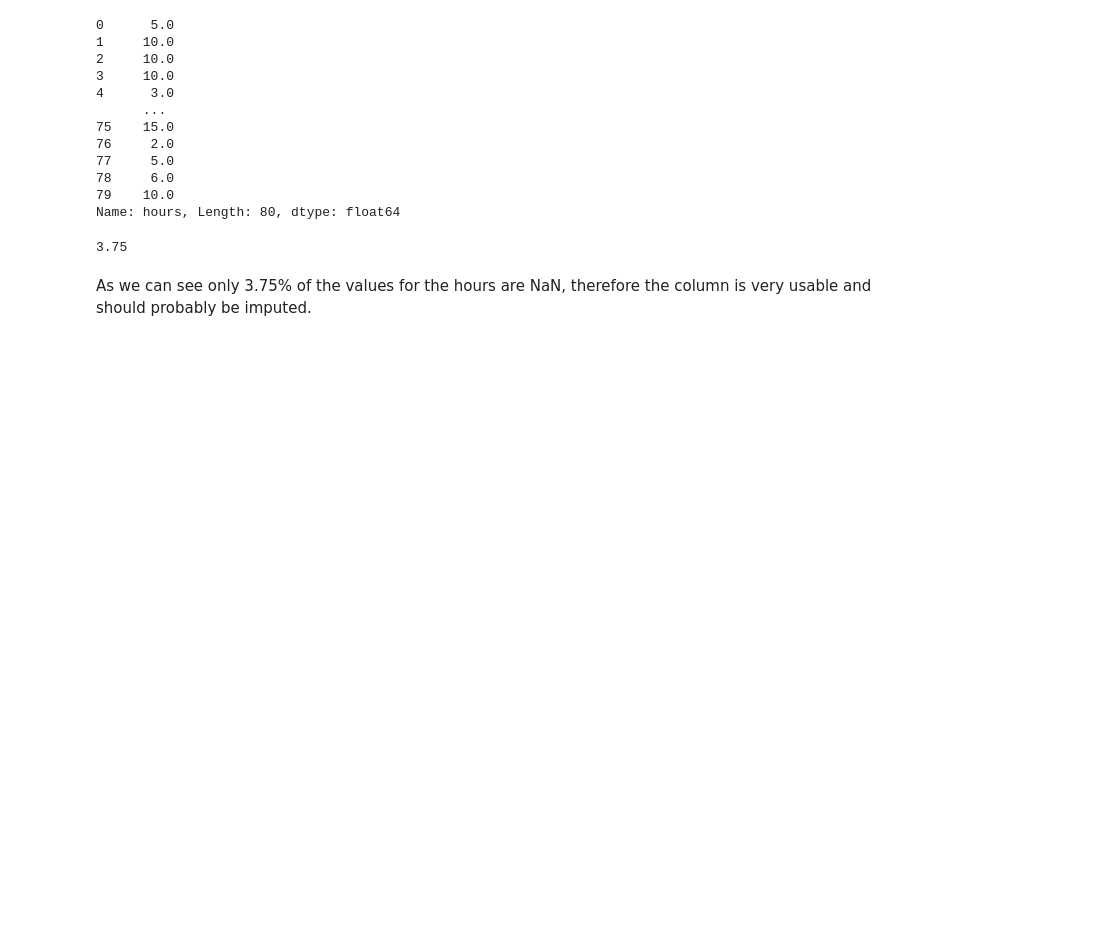
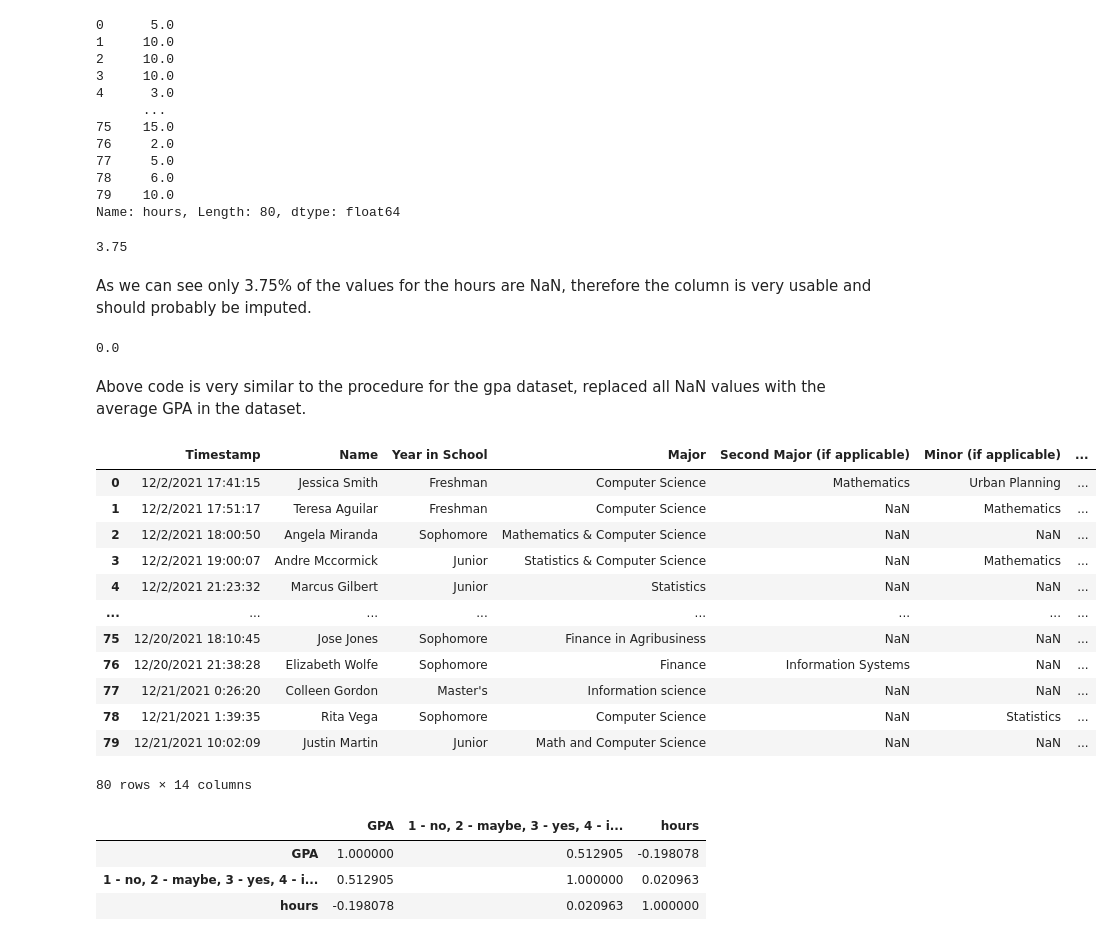
Before and after one commit to sushruth2003/ML-Recruiting-Classifier, a Jupyter notebook: workbook.ipynb, the cells around one changed output. Drawn from its saved outputs; the diff is of its cells as text; code cells hidden in the pictures; blank space fills up the shorter version.

```diff
--- a/workbook.ipynb
+++ b/workbook.ipynb
@@ -134,3 +135,37 @@ print((abs(len(df2)-len(df)))/len(df)*100) # percent of hours values that are na
 3.75
 # %% [markdown]
 As we can see only 3.75% of the values for the hours are NaN, therefore the column is very usable and should probably be imputed.
+# %%
+imp = SimpleImputer(missing_values=np.nan, strategy = 'mean')
+imp = imp.fit(df[['hours']])
+df['hours'] = imp.transform(df[['hours']]).ravel()
+df2 = df.dropna(subset= ['hours'])
+print((abs(len(df2)-len(df)))/len(df)*100) # percentage of missing values in dataset,
+# Goal is to check that all nan values have been replaced by the mean value in the datset.
+# %% [output]
+0.0
+# %% [markdown]
+Above code is very similar to the procedure for the gpa dataset, replaced all NaN values with the average GPA in the dataset.
+# %%
+df.drop(columns = ['How much time can you commit per week?']) # irrelevant now that we have the hours column
+# %% [output]
+|  | Timestamp | Name | Year in School | Major | Second Major (if applicable) | Minor (if applicable) | ... |
+| 0 | 12/2/2021 17:41:15 | Jessica Smith | Freshman | Computer Science | Mathematics | Urban Planning | ... |
+| 1 | 12/2/2021 17:51:17 | Teresa Aguilar | Freshman | Computer Science | NaN | Mathematics | ... |
+| 2 | 12/2/2021 18:00:50 | Angela Miranda | Sophomore | Mathematics & Computer Science | NaN | NaN | ... |
+| 3 | 12/2/2021 19:00:07 | Andre Mccormick | Junior | Statistics & Computer Science | NaN | Mathematics | ... |
+| 4 | 12/2/2021 21:23:32 | Marcus Gilbert | Junior | Statistics | NaN | NaN | ... |
+| ... | ... | ... | ... | ... | ... | ... | ... |
+| 75 | 12/20/2021 18:10:45 | Jose Jones | Sophomore | Finance in Agribusiness | NaN | NaN | ... |
+| 76 | 12/20/2021 21:38:28 | Elizabeth Wolfe | Sophomore | Finance | Information Systems | NaN | ... |
+| 77 | 12/21/2021 0:26:20 | Colleen Gordon | Master's | Information science | NaN | NaN | ... |
+| 78 | 12/21/2021 1:39:35 | Rita Vega | Sophomore | Computer Science | NaN | Statistics | ... |
+| 79 | 12/21/2021 10:02:09 | Justin Martin | Junior | Math and Computer Science | NaN | NaN | ... |
+80 rows × 14 columns
+# %%
+df.corr()
+# %% [output]
+|  | GPA | 1 - no, 2 - maybe, 3 - yes, 4 - i... | hours |
+| GPA | 1.000000 | 0.512905 | -0.198078 |
+| 1 - no, 2 - maybe, 3 - yes, 4 - i... | 0.512905 | 1.000000 | 0.020963 |
+| hours | -0.198078 | 0.020963 | 1.000000 |
```
Also changed, not shown: parts of 16 cells of this notebook.
